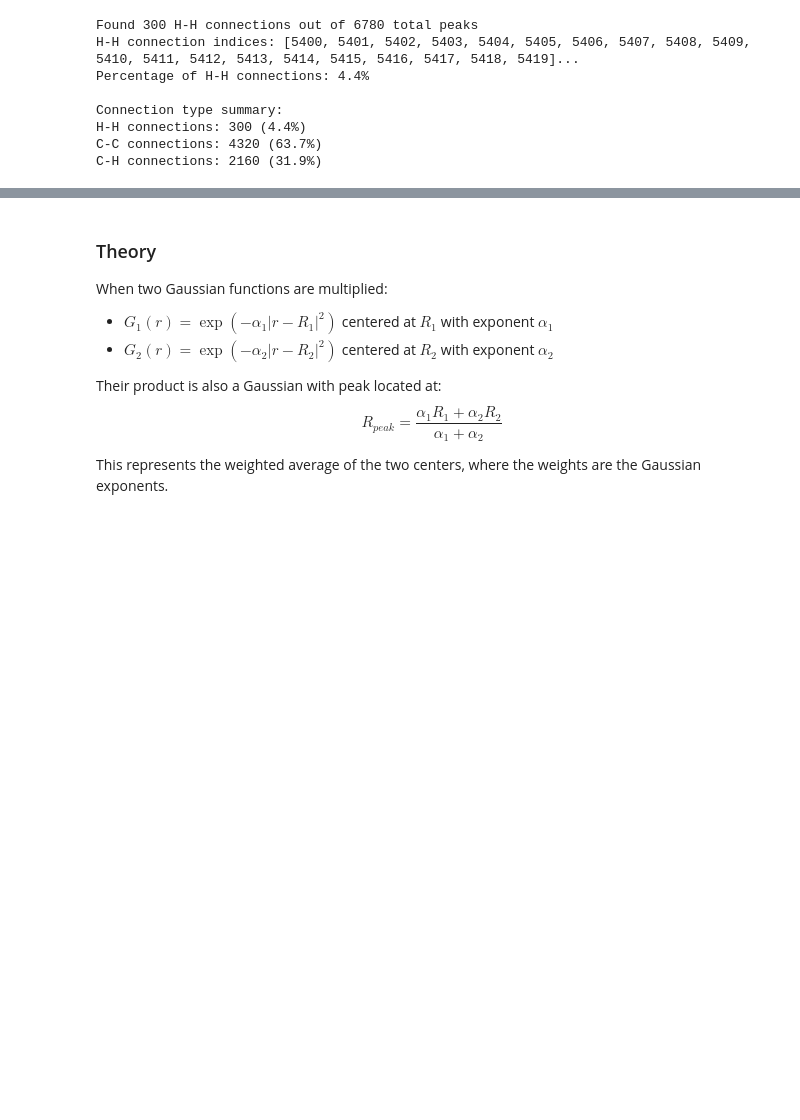
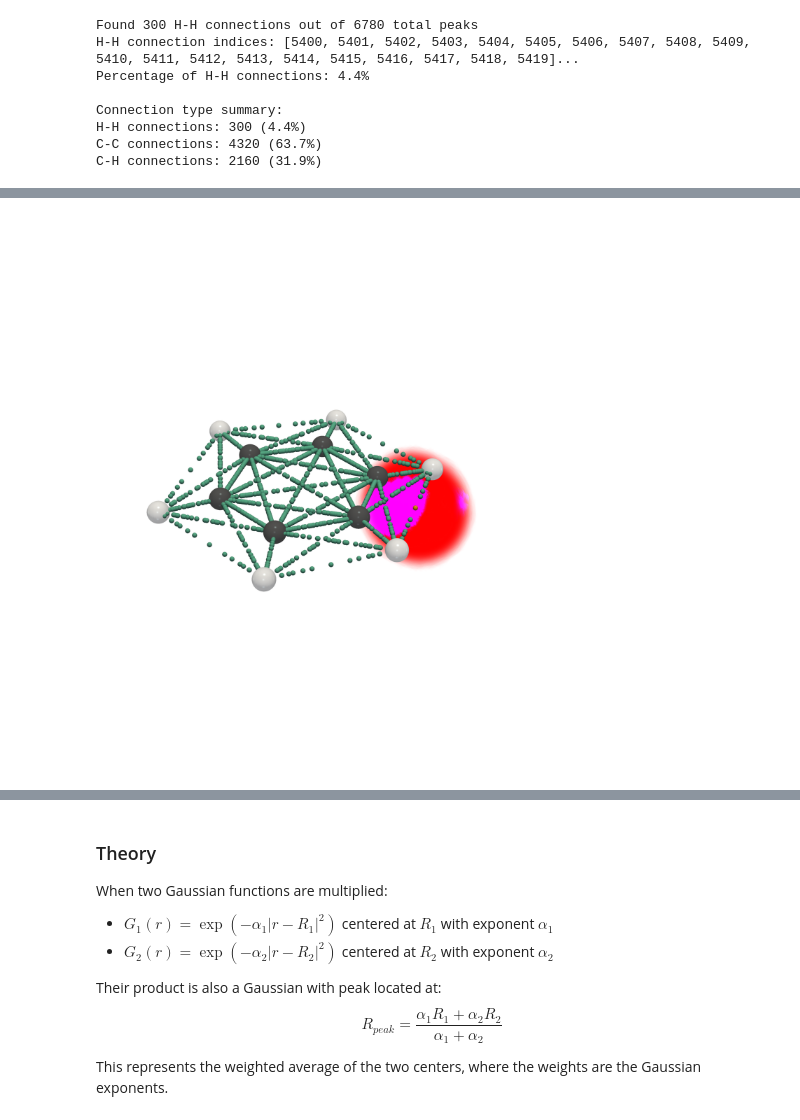
Before and after one commit to sciai-lab/boa, a Jupyter notebook: notebooks/plot_bonds.ipynb, the cells around one changed output, grey strips where cells are left out. Saved outputs shown, nothing was run; the diff lists cells and outputs as text; code cells hidden in the pictures; blank space fills up the shorter version.

```diff
--- a/notebooks/plot_bonds.ipynb
+++ b/notebooks/plot_bonds.ipynb
@@ -441,3 +484,19 @@ Connection type summary:
 H-H connections: 300 (4.4%)
 C-C connections: 4320 (63.7%)
 C-H connections: 2160 (31.9%)
+# %%
+selected_peak_info = peak_info[5424]  # Pick first peak
+selected_peak_pos = selected_peak_info['peak_pos']
+
+print(f"Selected peak between atoms {selected_peak_info['atom_i_idx']} and {selected_peak_info['atom_j_idx']}")
+print(f"Atom types: {selected_peak_info['atom_i_type']} and {selected_peak_info['atom_j_type']}")
+print(f"Basis functions: {selected_peak_info['basis_i_idx']} and {selected_peak_info['basis_j_idx']}")
+print(f"Peak position: {selected_peak_pos}")
+
+# Get GTO info for the specific basis functions
+gto_i = model.gto_dict[str(selected_peak_info['atom_i_type'])]
+gto_j = model.gto_dict[str(selected_peak_info['atom_j_type'])]
+L_i = gto_i.Ls[selected_peak_info['basis_i_idx']].item()
+L_j = gto_j.Ls[selected_peak_info['basis_j_idx']].item()
+print(f"Angular momentum: L_i = {L_i}, L_j = {L_j}")
+print(f"Number of spherical harmonics: (2*{L_i}+1) = {2*L_i+1}, (2*{L_j}+1) = {2*L_j+1}")
@@ -444,35 +510,18 @@ C-H connections: 2160 (31.9%)
 # %%
-selected_peak_info = peak_info[5400]  # Pick first peak
-selected_peak_pos = selected_peak_info['peak_pos']
-
-print(f"Selected peak between atoms {selected_peak_info['atom_i_idx']} and {selected_peak_info['atom_j_idx']}")
-print(f"Atom types: {selected_peak_info['atom_i_type']} and {selected_peak_info['atom_j_type']}")
-print(f"Basis functions: {selected_peak_info['basis_i_idx']} and {selected_peak_info['basis_j_idx']}")
-print(f"Peak position: {selected_peak_pos}")
-
-# Compute 3D Gaussian product with higher resolution
-gaussian_grid = compute_gaussian_product_3d(selected_peak_info, grid_resolution=50, extent=3.0)
+window_size = (2000, 2000)
+# Compute 3D Gaussian product with higher resolution using full GTOs
+# Using the maximum component approach for better visualization of directional character
+gaussian_grid = compute_gaussian_product_3d(selected_peak_info, model.gto_dict,
+                                           grid_resolution=50, extent=3.0, use_all_orbitals=False)
 
 pv.set_jupyter_backend('static')    # Static backend for better rendering
 
 # Create high-quality visualization with advanced rendering
-plotter = pv.Plotter(notebook=True, window_size=[2000, 2000])  # Higher resolution window
+plotter = pv.Plotter(notebook=True, window_size=window_size)  # Higher resolution window
 
 # Set advanced rendering options
 plotter.enable_shadows()  # Enable shadows for depth perception
 plotter.enable_anti_aliasing()  # Smooth edges
-# Remove background color for transparent background
-# plotter.set_background('#1a1a2e')  # Commented out for transparent background
-
-# Add sophisticated lighting
-light = pv.Light(position=(10, 10, 10), light_type='headlight')
-light.intensity = 0.8
-plotter.add_light(light)
-
-# Add fill light
-fill_light = pv.Light(position=(-5, -5, 5), light_type='scene light')
-fill_light.intensity = 0.3
-plotter.add_light(fill_light)
 
 # Add molecular structure with enhanced colors
 plotter.add_mesh(**get_atoms_only_mesh_dict(sample, atom_radius=0.2, resolution=40))  # Higher sphere resolution
@@ -489,37 +538,45 @@ plotter.add_points(selected_peak_pos.numpy().reshape(1, -1), color='#f39c12', po
 gaussian_values = gaussian_grid["gaussian_product"]
 
 # Normalize Gaussian values with better contrast
-gaussian_normalized = np.abs(gaussian_values)
-gaussian_max = gaussian_normalized.max()
-if gaussian_max > 0:
-    gaussian_normalized = gaussian_normalized / gaussian_max
+# gaussian_normalized = np.abs(gaussian_values)
+# gaussian_max = gaussian_normalized.max()
+# if gaussian_max > 0:
+#     gaussian_normalized = gaussian_normalized / gaussian_max
 
 # Create RGBA values with improved blue color scheme
 rgba = np.zeros((gaussian_grid.n_points, 4), np.uint8)
 
 # Enhanced blue color scheme with better intensity gradation
 # Use a deeper, more saturated blue that will be more visible
-base_color = np.array([0, 100, 255])  # Deep blue (instead of cyan-blue)
+# base_color = np.array([0, 100, 255])  # Deep blue (instead of cyan-blue)
 
-color_intensity = gaussian_normalized
-for i in range(3):  # RGB channels
-    rgba[:, i] = (base_color[i] * color_intensity).astype(np.uint8)
+# color_intensity = gaussian_values
+# for i in range(3):  # RGB channels
+#     rgba[:, i] = base_color[i].astype(np.uint8)
 
-# Improved opacity calculation with better threshold and scaling
-opac = np.abs(gaussian_values)
-opac_threshold = find_isosurface_value(opac, 0.15, p=1)  # Lower threshold (was 0.25)
-if opac_threshold > 0:
-    opac = opac / opac_threshold
+# # normalize opacity, such that 0.1 quantile is fully opaque
+# opac = np.abs(gaussian_values) ** 2
+# opac /= find_isosurface_value(opac, 0.25, p=1)
+# opac = np.clip(opac, 0, 1)
 
-# Apply non-linear opacity scaling for better visibility
-opac = opac ** 0.4  # Power scaling to make more of the volume visible
+# rgba[:, -1] = opac * 255
+
+# gaussian_grid["plot_scalars"] = rgba
+
+neg_mask = gaussian_values < 0
+# rgba = np.zeros((orbital.n_points, 4), np.uint8)
+rgba[neg_mask, 0] = 170
+rgba[~neg_mask, 2] = 170
+
+# normalize opacity, such that 0.1 quantile is fully opaque
+opac = np.abs(gaussian_values)  # ** 2
+opac /= find_isosurface_value(opac, 0.25, p=1)
 opac = np.clip(opac, 0, 1)
 
-# Increase maximum opacity for better visibility
-max_opacity = 0.4  # Increased from 0.4
-rgba[:, -1] = (opac * max_opacity * 255).astype(np.uint8)
+rgba[:, -1] = opac * 255
 
 gaussian_grid["plot_scalars"] = rgba
+
 
 # Add volume to plotter with improved settings
 vol = plotter.add_volume(
@@ -535,5 +592,11 @@ plotter.camera.zoom(1.2)
 
 plotter.show()
 # Save with transparent background
-_ = plotter.screenshot('bonds.png', transparent_background=True, window_size=(2000, 2000))
+# _ = plotter.screenshot('bonds_full_gtos.png', transparent_background=True, window_size=window_size)
+
+print(f"\nGaussian product statistics:")
+print(f"Min value: {gaussian_values.min():.6e}")
+print(f"Max value: {gaussian_values.max():.6e}")
+print(f"Mean absolute value: {np.abs(gaussian_values).mean():.6e}")
+print(f"Non-zero values: {(np.abs(gaussian_values) > 1e-10).sum()} / {len(gaussian_values)}")
 # %% [output]
@@ -543,0 +607 @@ Peak position: tensor([4.3045, 7.1751, 5.2822])
+[figure, new version]
```
Also changed, not shown: parts of 5 cells of this notebook, 1 other file.
